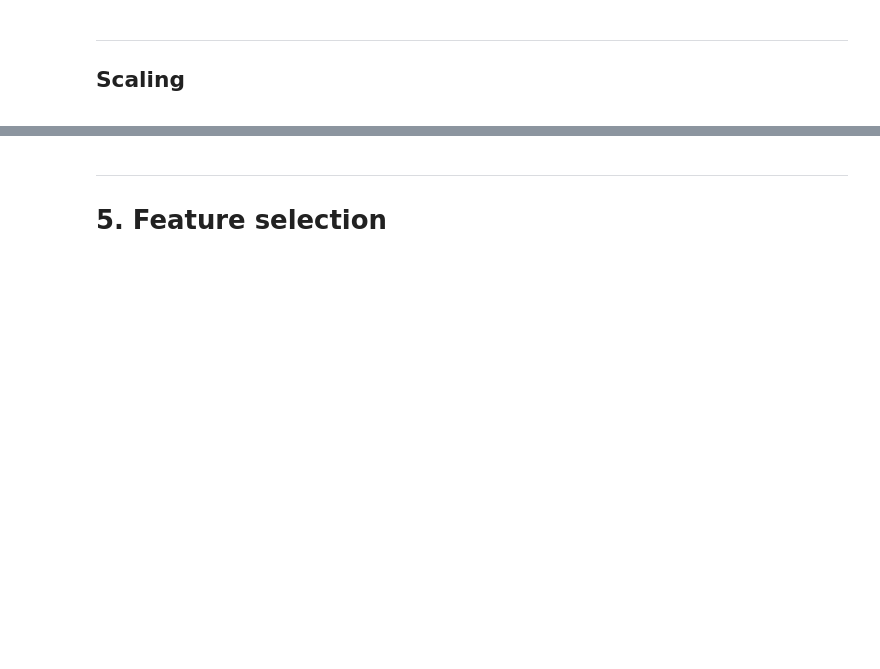
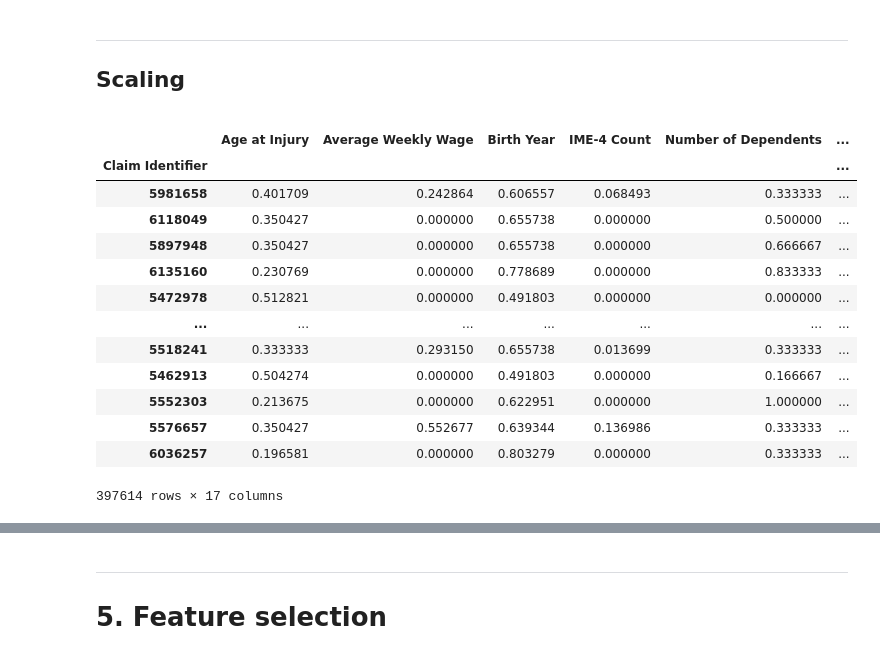
Before and after one commit to RLopes2327/Group17_ML2425, a Jupyter notebook: CurrentMissingValues.ipynb, the cells around one changed output, grey strips where cells are left out. Cells and saved outputs as stored; diff of their text form; code cells hidden in the pictures; blank space fills up the shorter version.

```diff
--- a/CurrentMissingValues.ipynb
+++ b/CurrentMissingValues.ipynb
@@ -1009,6 +983,5 @@ o que fazer com o Bith Year = 0?
 # %%
-not_voluntary_train = X_train_num[X_train_num['Average Weekly Wage'] != 0]
-not_voluntary_val = X_val_num[X_val_num['Average Weekly Wage'] != 0]
+not_voluntary_train = train[train['Average Weekly Wage'] != 0]
 # %% [markdown]
 1/3 are non-voluntary, so the majority is voluntary
 
@@ -1066,3 +1042,31 @@ for i in columns_to_plot:
+# %%
+X = train_data_cleaned.drop(['Claim Injury Type'], axis = 1)
+y = train_data_cleaned['Claim Injury Type']
+
+# X_train, X_val, y_train, y_val = train_test_split(X,y,
+#                                                   test_size = 0.3,
+#                                                   random_state = 0,
+#                                                   stratify = y,
+#                                                   shuffle = True)
+
+### Rafa
+X_train, X_val,y_train, y_val = train_test_split(X,y,
+                                                train_size = 0.7,
+                                                random_state=0,
+                                                shuffle = True,
+                                                stratify = y)
+
+# For train
+X_train_num = X_train.select_dtypes(include=np.number).set_index(X_train.index)
+X_train_cat = X_train.select_dtypes(exclude=np.number).set_index(X_train.index)
+
+# For Validation
+X_val_num = X_val.select_dtypes(include=np.number).set_index(X_val.index)
+X_val_cat = X_val.select_dtypes(exclude=np.number).set_index(X_val.index)
+
+# For test
+X_test_num = test.select_dtypes(include=np.number).set_index(test.index)
+X_test_cat = test.select_dtypes(exclude=np.number).set_index(test.index)
 # %% [markdown]
 ### Categorical Columns as Numerical
 # %%
@@ -1117,9 +1139,22 @@ X_val_cat_encoded """
 # %%
 scaler = MinMaxScaler()
 
-X_train_num_scaled = scaler.fit_transform(X_train_num_cleaned)
-X_train_num_scaled = pd.DataFrame(X_train_num_scaled, columns=X_train_num_cleaned.columns)
-X_test_num_scaled = scaler.transform(X_test_num)
-X_test_num_scaled = pd.DataFrame(X_test_num_scaled, columns=X_test_num.columns)
+X_train_num_scaled = scaler.fit_transform(X_train_num)
+X_train_num_scaled = pd.DataFrame(X_train_num_scaled, index=X_train_num.index, columns=X_train_num.columns)
 X_train_num_scaled
+# %% [output]
+|  | Age at Injury | Average Weekly Wage | Birth Year | IME-4 Count | Number of Dependents | ... |
+| Claim Identifier |  |  |  |  |  | ... |
+| 5981658 | 0.401709 | 0.242864 | 0.606557 | 0.068493 | 0.333333 | ... |
+| 6118049 | 0.350427 | 0.000000 | 0.655738 | 0.000000 | 0.500000 | ... |
+| 5897948 | 0.350427 | 0.000000 | 0.655738 | 0.000000 | 0.666667 | ... |
+| 6135160 | 0.230769 | 0.000000 | 0.778689 | 0.000000 | 0.833333 | ... |
+| 5472978 | 0.512821 | 0.000000 | 0.491803 | 0.000000 | 0.000000 | ... |
+| ... | ... | ... | ... | ... | ... | ... |
+| 5518241 | 0.333333 | 0.293150 | 0.655738 | 0.013699 | 0.333333 | ... |
+| 5462913 | 0.504274 | 0.000000 | 0.491803 | 0.000000 | 0.166667 | ... |
+| 5552303 | 0.213675 | 0.000000 | 0.622951 | 0.000000 | 1.000000 | ... |
+| 5576657 | 0.350427 | 0.552677 | 0.639344 | 0.136986 | 0.333333 | ... |
+| 6036257 | 0.196581 | 0.000000 | 0.803279 | 0.000000 | 0.333333 | ... |
+397614 rows × 17 columns
 # %%
```
Also changed, not shown: parts of 89 cells of this notebook, 1 other file.
